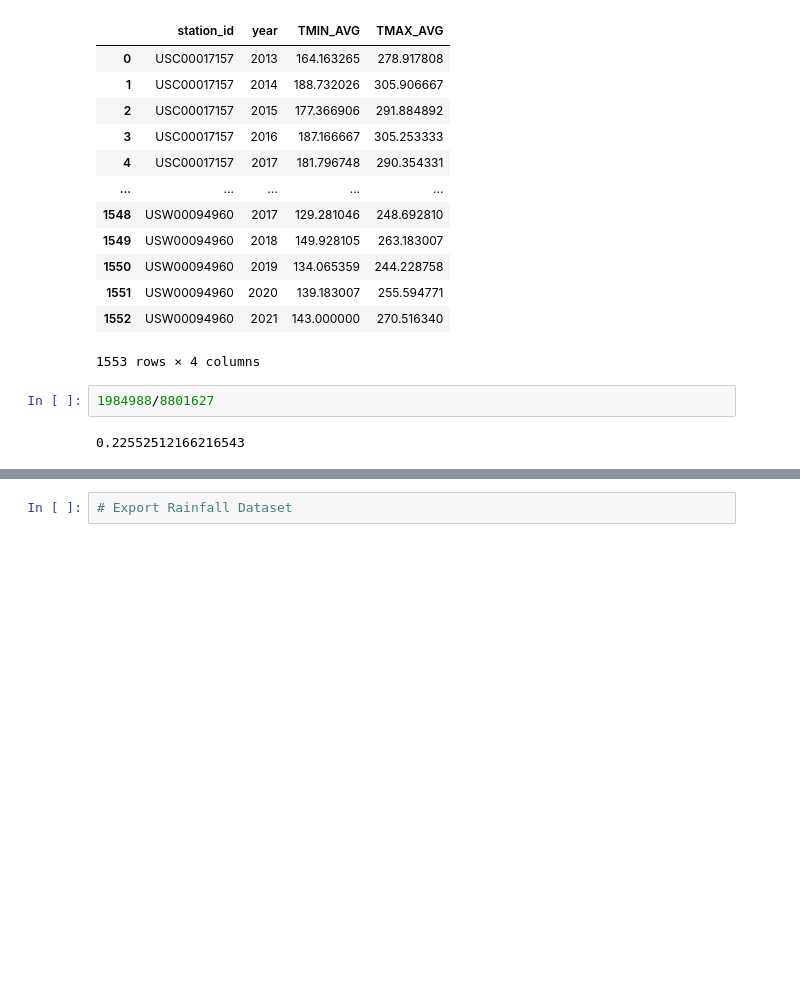
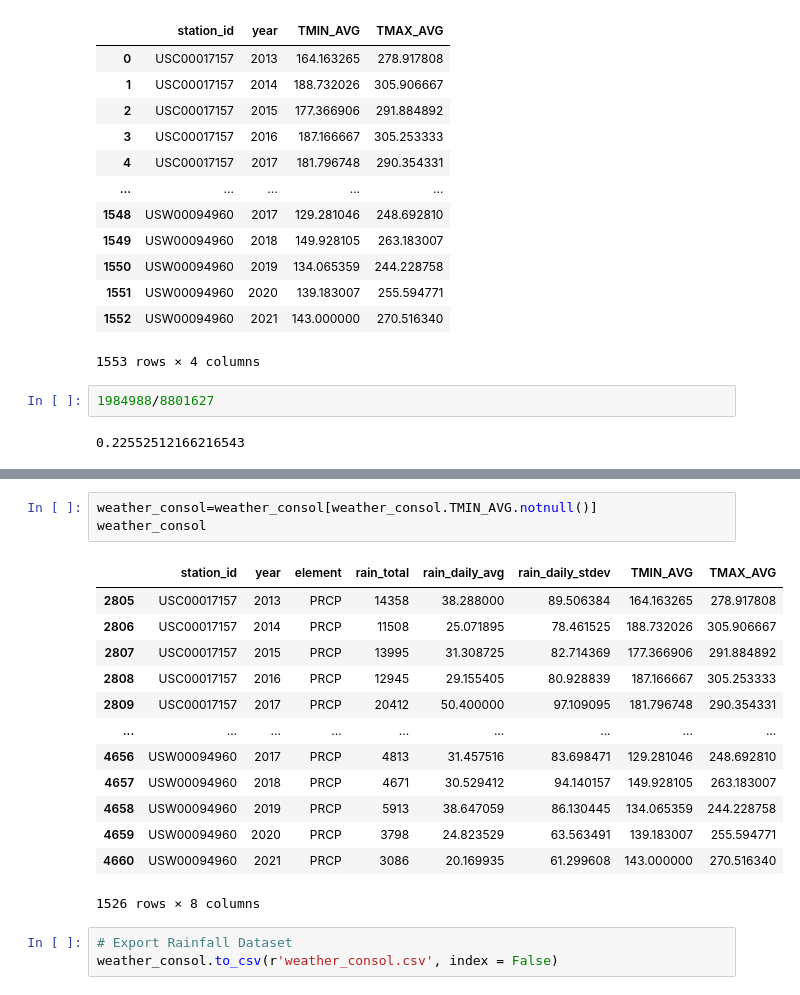
Before and after one commit to eric1650/w203_lab2, a Jupyter notebook: pumpkins/weather_aggregated.ipynb, the cells around one changed output, grey strips where cells are left out. Saved outputs shown, nothing was run; the diff lists cells and outputs as text; blank space fills up the shorter version.

```diff
--- a/pumpkins/weather_aggregated.ipynb
+++ b/pumpkins/weather_aggregated.ipynb
@@ -126,2 +148,20 @@ temp_avg
+# %%
+weather_consol=weather_consol[weather_consol.TMIN_AVG.notnull()]
+weather_consol
+# %% [output]
+|  | station_id | year | element | rain_total | rain_daily_avg | rain_daily_stdev | TMIN_AVG | TMAX_AVG |
+| 2805 | USC00017157 | 2013 | PRCP | 14358 | 38.288000 | 89.506384 | 164.163265 | 278.917808 |
+| 2806 | USC00017157 | 2014 | PRCP | 11508 | 25.071895 | 78.461525 | 188.732026 | 305.906667 |
+| 2807 | USC00017157 | 2015 | PRCP | 13995 | 31.308725 | 82.714369 | 177.366906 | 291.884892 |
+| 2808 | USC00017157 | 2016 | PRCP | 12945 | 29.155405 | 80.928839 | 187.166667 | 305.253333 |
+| 2809 | USC00017157 | 2017 | PRCP | 20412 | 50.400000 | 97.109095 | 181.796748 | 290.354331 |
+| ... | ... | ... | ... | ... | ... | ... | ... | ... |
+| 4656 | USW00094960 | 2017 | PRCP | 4813 | 31.457516 | 83.698471 | 129.281046 | 248.692810 |
+| 4657 | USW00094960 | 2018 | PRCP | 4671 | 30.529412 | 94.140157 | 149.928105 | 263.183007 |
+| 4658 | USW00094960 | 2019 | PRCP | 5913 | 38.647059 | 86.130445 | 134.065359 | 244.228758 |
+| 4659 | USW00094960 | 2020 | PRCP | 3798 | 24.823529 | 63.563491 | 139.183007 | 255.594771 |
+| 4660 | USW00094960 | 2021 | PRCP | 3086 | 20.169935 | 61.299608 | 143.000000 | 270.516340 |
+1526 rows × 8 columns
 # %%
 # Export Rainfall Dataset
+weather_consol.to_csv(r'weather_consol.csv', index = False)
```
Also changed, not shown: parts of 5 cells of this notebook.
